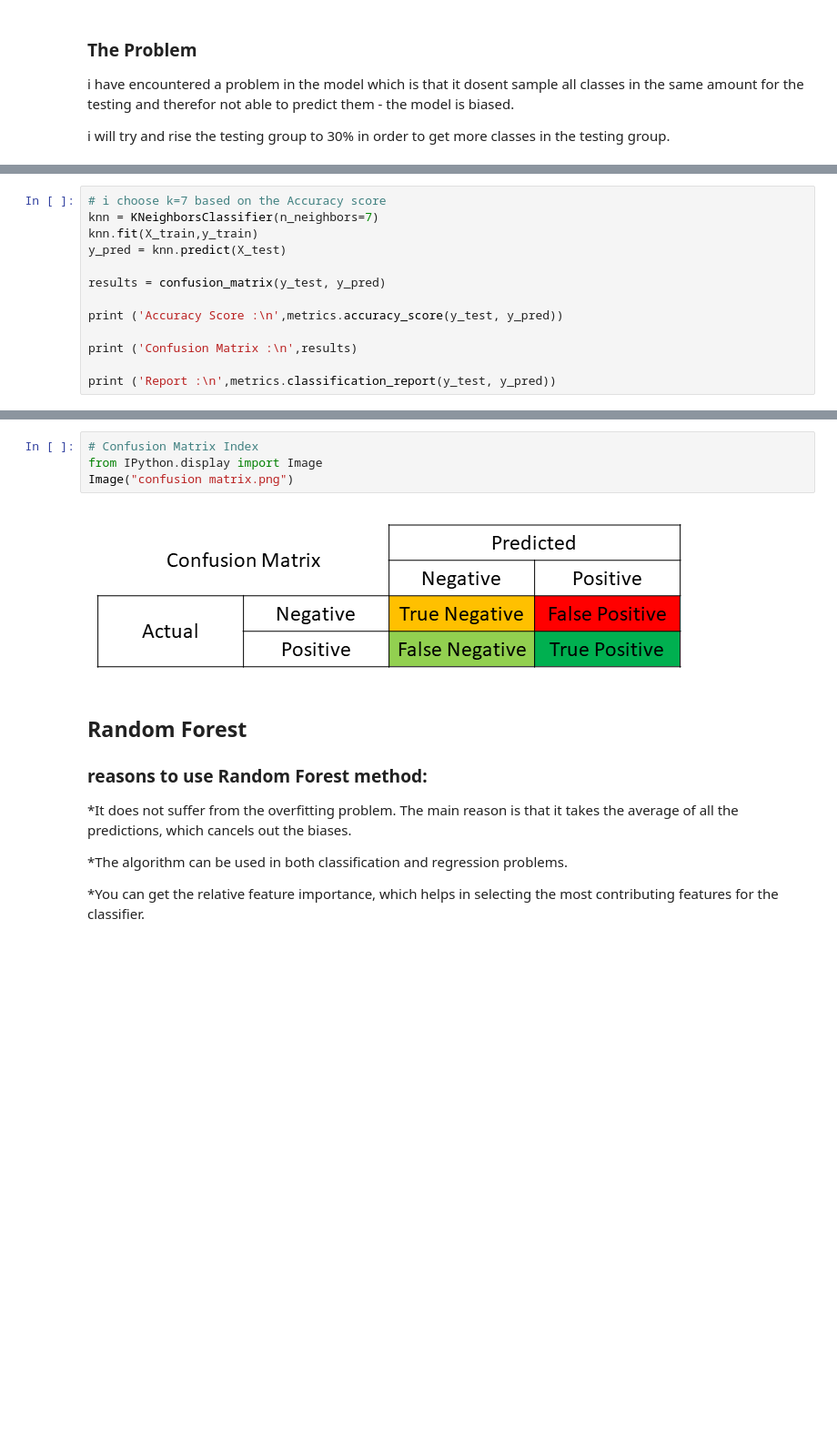
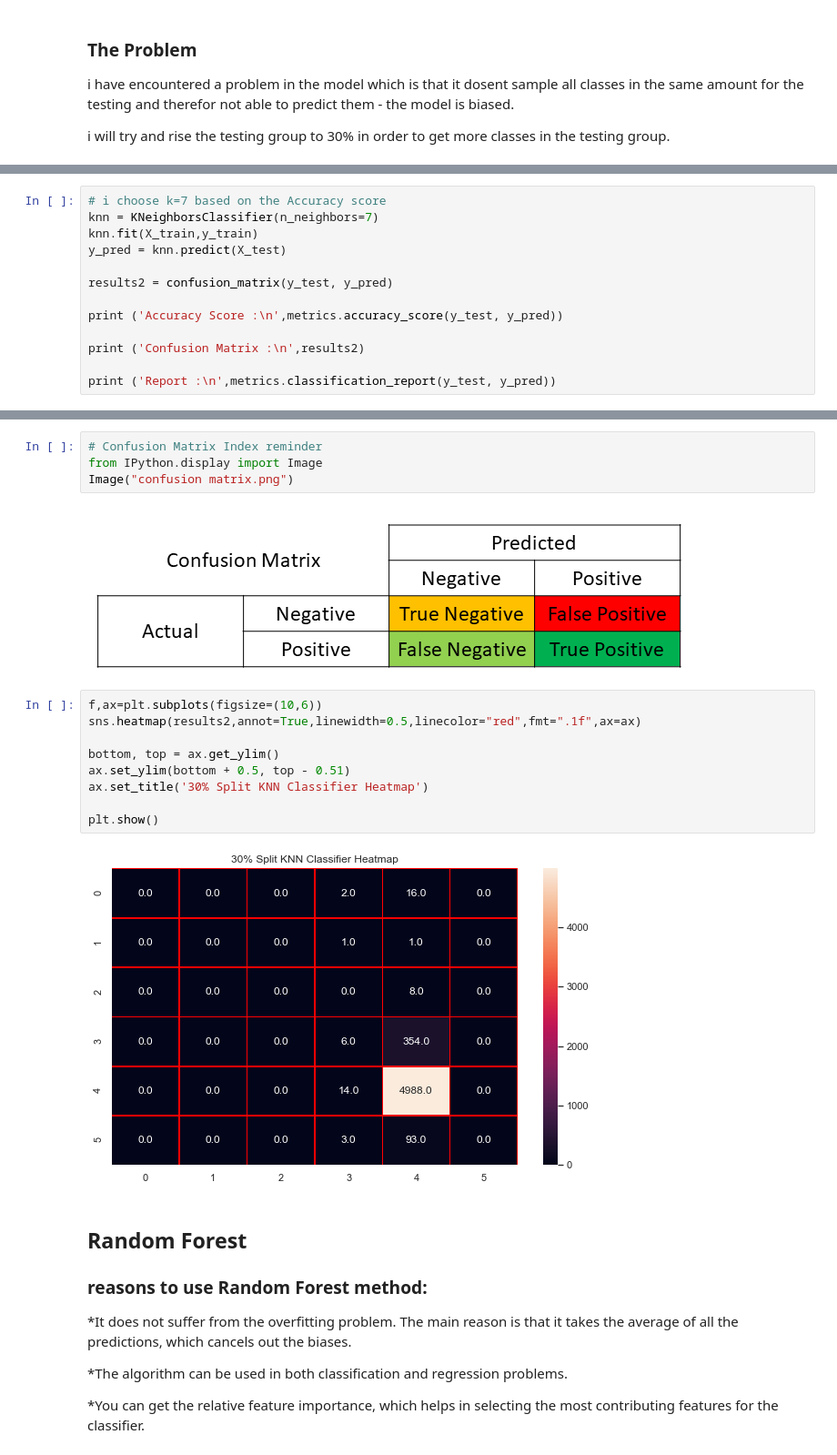
Before and after one commit to Shaked-g/goodreads, a Jupyter notebook: GoodReads.ipynb, the cells around one changed output, grey strips where cells are left out. Shown: that part at 91% size. Saved outputs shown, nothing was run; the diff lists cells and outputs as text; blank space fills up the shorter version.

```diff
--- a/GoodReads.ipynb
+++ b/GoodReads.ipynb
@@ -315,11 +315,11 @@ knn = KNeighborsClassifier(n_neighbors=7)
 knn.fit(X_train,y_train)
 y_pred = knn.predict(X_test)
 
-results = confusion_matrix(y_test, y_pred)
+results2 = confusion_matrix(y_test, y_pred)
 
 print ('Accuracy Score :\n',metrics.accuracy_score(y_test, y_pred))
 
-print ('Confusion Matrix :\n',results)
+print ('Confusion Matrix :\n',results2)
 
 print ('Report :\n',metrics.classification_report(y_test, y_pred))
 # %% [output]
@@ -343,9 +343,20 @@ weighted avg       0.85      0.91      0.88      4115
 # %%
-# Confusion Matrix Index
+# Confusion Matrix Index reminder
 from IPython.display import Image
 Image("confusion matrix.png")
 # %% [output]
 [figure]
+# %%
+f,ax=plt.subplots(figsize=(10,6))
+sns.heatmap(results2,annot=True,linewidth=0.5,linecolor="red",fmt=".1f",ax=ax)
+
+bottom, top = ax.get_ylim()
+ax.set_ylim(bottom + 0.5, top - 0.51)
+ax.set_title('30% Split KNN Classifier Heatmap')
+
+plt.show()
+# %% [output]
+[figure, added]
 # %% [markdown]
 ## Random Forest
 ### reasons to use Random Forest method:
```
Also changed, not shown: parts of 36 cells of this notebook.
